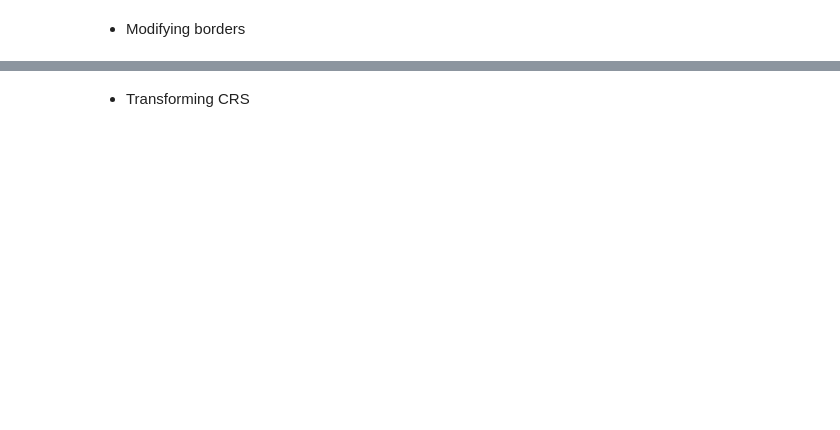
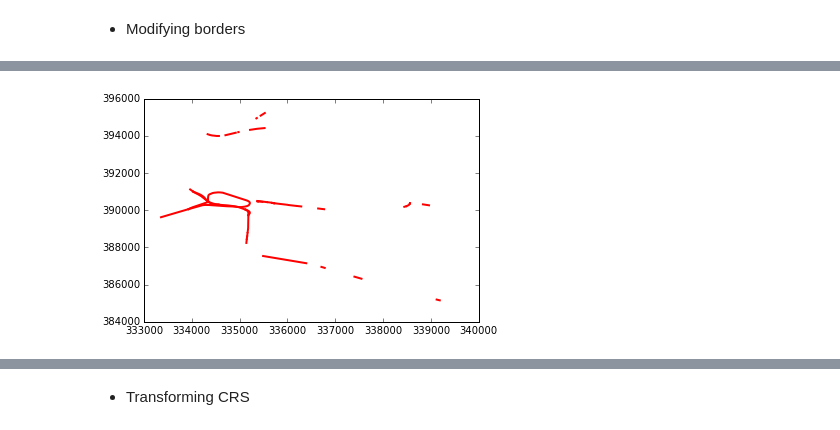
Before and after one commit to darribas/gds15, a Jupyter notebook: content/labs/lab_03.ipynb, the cells around one changed output, grey strips where cells are left out. Saved outputs shown, nothing was run; the diff lists cells and outputs as text; code cells hidden in the pictures; blank space fills up the shorter version.

```diff
--- a/content/labs/lab_03.ipynb
+++ b/content/labs/lab_03.ipynb
@@ -191,14 +209,0 @@ Things to fix in `geopandas`:
-# %%
-# Set it in advance for convenience
-line_color = 'grey'
-line_width = 0.2
-
-f, ax = plt.subplots(1)
-lsoas.plot(axes=ax)
-for poly in ax.patches:
-    poly.set_edgecolor(line_color)
-    poly.set_linewidth(line_width)
-for line in ax.lines:
-    line.set_color(line_color)
-    line.set_linewidth(line_width)
-plt.show()
@@ -220,10 +209,0 @@ Then comes the tweaking stage. The map is composed of two elements: polygons, an
-# %%
-%%time
-f, ax = plt.subplots(1)
-lsoas.to_crs(epsg=27700).plot(axes=ax)
-for poly in ax.patches:
-    poly.set_facecolor('red')
-    poly.set_linewidth(0)
-for line in ax.lines:
-    line.set_linewidth(0)
-plt.show()
@@ -231,0 +221,7 @@ plt.show()
+# %%
+f, ax = plt.subplots(1)
+for line in rwy_tun['geometry']:
+    gpd.plotting.plot_multilinestring(ax, line, linewidth=2, color='red')
+plt.show()
+# %% [output]
+[figure, added]
```
Also changed, not shown: parts of 99 cells of this notebook, 3 other files.
